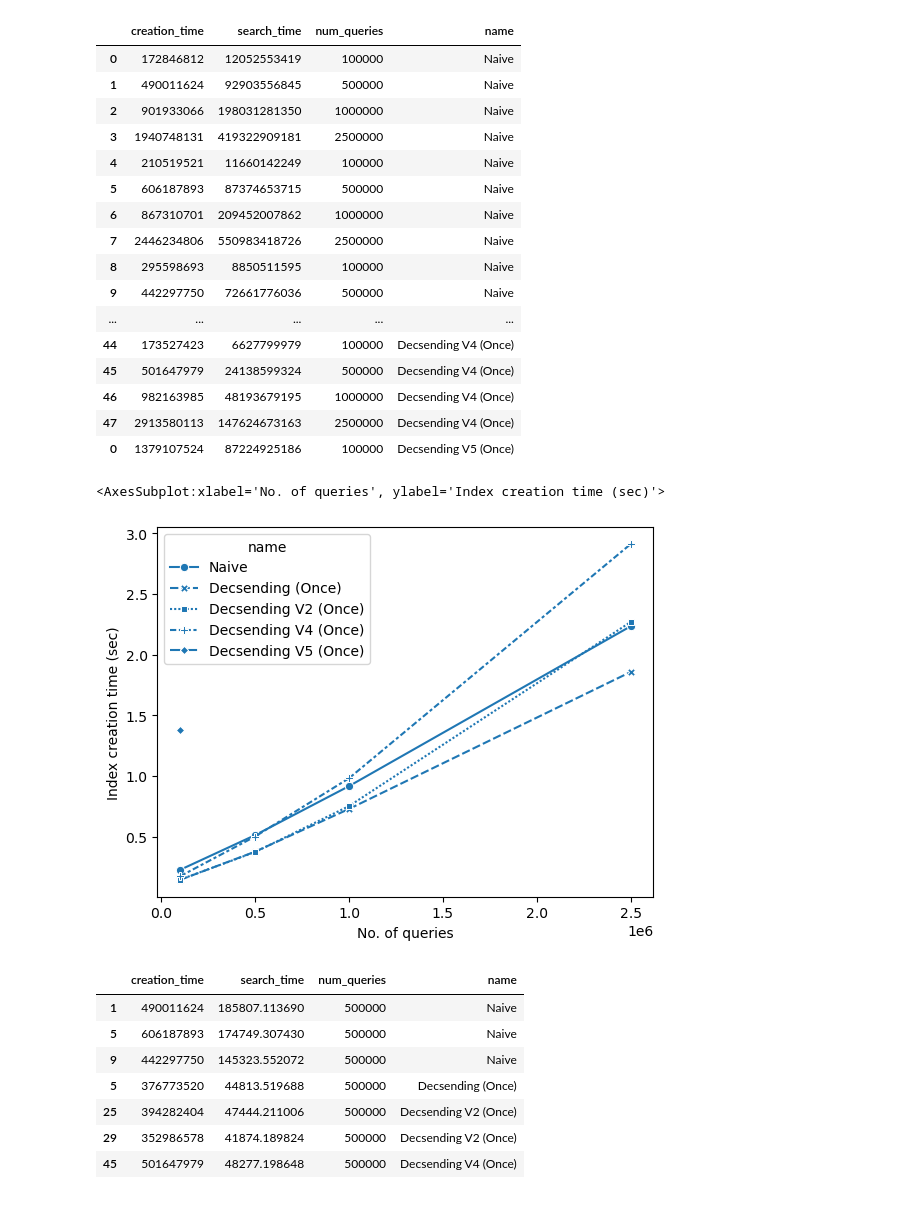
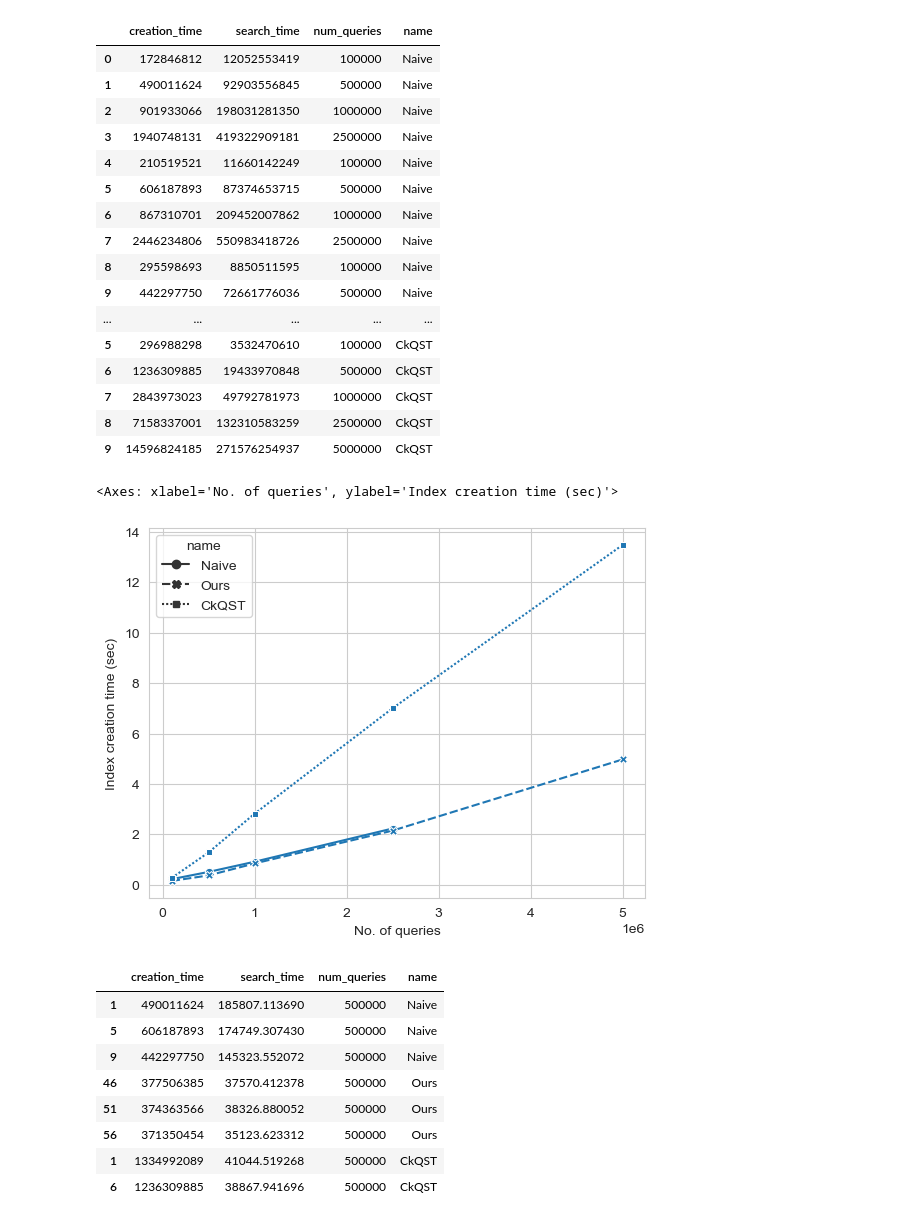
Before and after one commit to ThatUdeshUK/fast_extension, a Jupyter notebook: analysis/PlacesKNN.ipynb, the cells around one changed output. Cells and saved outputs as stored; diff of their text form; code cells hidden in the pictures.

```diff
--- a/analysis/PlacesKNN.ipynb
+++ b/analysis/PlacesKNN.ipynb
@@ -11,56 +11,67 @@ knn_naive = pd.read_csv("../results/output_places_US_knn_naive.csv")
 # seacnn_fixed_v2 = pd.read_csv("../results/output_places_US_knn_seacnn_mem.csv")
 # seacnn_fixed_v2['name'] = "Patial Desending SEA-CNN"
 
-knn = pd.read_csv("../results/output_places_US_knn_exp.csv")
-knn_obj = pd.read_csv("../results/output_places_US_knn_obj_exp.csv")
-knn_obj = pd.read_csv("../results/output_places_US_knn_naive_obj_exp.csv")
+# knn = pd.read_csv("../results/output_places_US_knn_exp.csv")
+# knn_obj = pd.read_csv("../results/output_places_US_knn_obj_exp.csv")
+# knn_naive_obj = pd.read_csv("../results/output_places_US_knn_naive_obj_exp.csv")
+knn2 = pd.read_csv("../results/output_places_US_knn_exp2.csv")
+ckqst = pd.read_csv("../results/output_places_US_ckqst.csv")
 
 
 res = pd.concat([
     knn_naive.loc[:, ['creation_time', 'search_time', 'num_queries', 'name']],
     # seacnn.loc[:, ['creation_time', 'search_time', 'num_queries', 'name']],
     # seacnn_fixed.loc[:, ['creation_time', 'search_time', 'num_queries', 'name']],
-    knn.loc[:, ['creation_time', 'search_time', 'num_queries', 'name']],
-    knn_obj.loc[:, ['creation_time', 'search_time', 'num_queries', 'name']],
+    # knn.loc[:, ['creation_time', 'search_time', 'num_queries', 'name']],
+    # knn_obj.loc[:, ['creation_time', 'search_time', 'num_queries', 'name']],
+    knn2.loc[:, ['creation_time', 'search_time', 'num_queries', 'name']],
+    ckqst.loc[:, ['creation_time', 'search_time', 'num_queries', 'name']],
 ])
-res = res[res['name'].isin(['places_knn', 'static_NO', 'static_v2_NO', 'static_v4_NO', 'static_v5_NO'])]
+res = res[res['name'].isin(['places_knn', 'diff_formula_NO', 'ckqst_NO'])]
 
 name_map = {
     "places_knn": "Naive",
     "static_NO": "Decsending (Once)",
     "static_EXPIRE_KNN": "Expiring Decsending (Once)",
     "dynamic_NO": "Decsending (Continous)",
     "dynamic_v2_EXPIRE_KNN": "Expiring Decsending V2 (Continous)",
     "dynamic_v3_EXPIRE_KNN": "Expiring Decsending V3 (Continous)",
     "dynamic_v3_NO": "Decsending V3 (Continous)",
     "static_v2_NO": "Decsending V2 (Once)",
     "dynamic_v4_NO": "Decsending V4 (Continous)",
     "dynamic_v4_EXPIRE_KNN": "Expiring Decsending V4 (Continous)",
     "static_v3_NO": "Decsending V3 (Once)",
     "static_v4_NO": "Decsending V4 (Once)",
-    "static_v5_NO": "Decsending V5 (Once)",
+    "static_v5_NO": "Expiring Objects",
+    "obj_expiring_NO": "Naive (Expiring Objects)",
+    "expiring_NO": "Naive (v1)",
+    "diff_formula_NO": "Ours",
+    "diff_formula_v2_NO": "New Descending (w/ int + 1) (Once)",
+    "diff_formula_v3_NO": "New Descending (w/ ceil) (Once)",
+    "ori_formula_NO": "Old Descending (Once)",
+    "ckqst_NO": "CkQST"
 }
 res['name'] = res['name'].apply(lambda x: name_map[x])
 
 res
 # %% [output]
 |  | creation_time | search_time | num_queries | name |
 | 0 | 172846812 | 12052553419 | 100000 | Naive |
 | 1 | 490011624 | 92903556845 | 500000 | Naive |
 | 2 | 901933066 | 198031281350 | 1000000 | Naive |
 | 3 | 1940748131 | 419322909181 | 2500000 | Naive |
 | 4 | 210519521 | 11660142249 | 100000 | Naive |
 | 5 | 606187893 | 87374653715 | 500000 | Naive |
 | 6 | 867310701 | 209452007862 | 1000000 | Naive |
 | 7 | 2446234806 | 550983418726 | 2500000 | Naive |
 | 8 | 295598693 | 8850511595 | 100000 | Naive |
 | 9 | 442297750 | 72661776036 | 500000 | Naive |
 | ... | ... | ... | ... | ... |
-| 44 | 173527423 | 6627799979 | 100000 | Decsending V4 (Once) |
-| 45 | 501647979 | 24138599324 | 500000 | Decsending V4 (Once) |
-| 46 | 982163985 | 48193679195 | 1000000 | Decsending V4 (Once) |
-| 47 | 2913580113 | 147624673163 | 2500000 | Decsending V4 (Once) |
-| 0 | 1379107524 | 87224925186 | 100000 | Decsending V5 (Once) |
+| 5 | 296988298 | 3532470610 | 100000 | CkQST |
+| 6 | 1236309885 | 19433970848 | 500000 | CkQST |
+| 7 | 2843973023 | 49792781973 | 1000000 | CkQST |
+| 8 | 7158337001 | 132310583259 | 2500000 | CkQST |
+| 9 | 14596824185 | 271576254937 | 5000000 | CkQST |
 # %%
 # def expName(x):
 #     if x == "places":
@@ -77,8 +88,8 @@ search_res = search_res.rename(columns={"num_queries": "No. of queries"})
 
 sns.lineplot(x="No. of queries", y='Index creation time (sec)', style='name', data=search_res, errorbar=None, markers=True)
 # %% [output]
-<AxesSubplot:xlabel='No. of queries', ylabel='Index creation time (sec)'>
+<Axes: xlabel='No. of queries', ylabel='Index creation time (sec)'>
-[figure, old version]
+[figure, new version]
 # %%
 test = pd.DataFrame(res[res['num_queries'] == 500000])
 test['search_time'] = test['search_time'].apply(lambda x: x / 500000)
@@ -88,10 +99,11 @@ test
 | 1 | 490011624 | 185807.113690 | 500000 | Naive |
 | 5 | 606187893 | 174749.307430 | 500000 | Naive |
 | 9 | 442297750 | 145323.552072 | 500000 | Naive |
-| 5 | 376773520 | 44813.519688 | 500000 | Decsending (Once) |
-| 25 | 394282404 | 47444.211006 | 500000 | Decsending V2 (Once) |
-| 29 | 352986578 | 41874.189824 | 500000 | Decsending V2 (Once) |
-| 45 | 501647979 | 48277.198648 | 500000 | Decsending V4 (Once) |
+| 46 | 377506385 | 37570.412378 | 500000 | Ours |
+| 51 | 374363566 | 38326.880052 | 500000 | Ours |
+| 56 | 371350454 | 35123.623312 | 500000 | Ours |
+| 1 | 1334992089 | 41044.519268 | 500000 | CkQST |
+| 6 | 1236309885 | 38867.941696 | 500000 | CkQST |
 # %%
 res[res['num_queries'] == 2500000]
 # %% [output]
```
Also changed, not shown: parts of 2 cells of this notebook, 42 other files.
